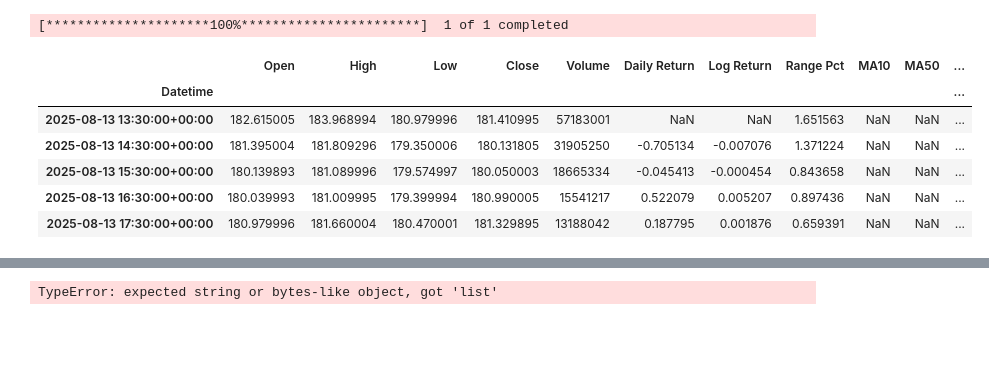
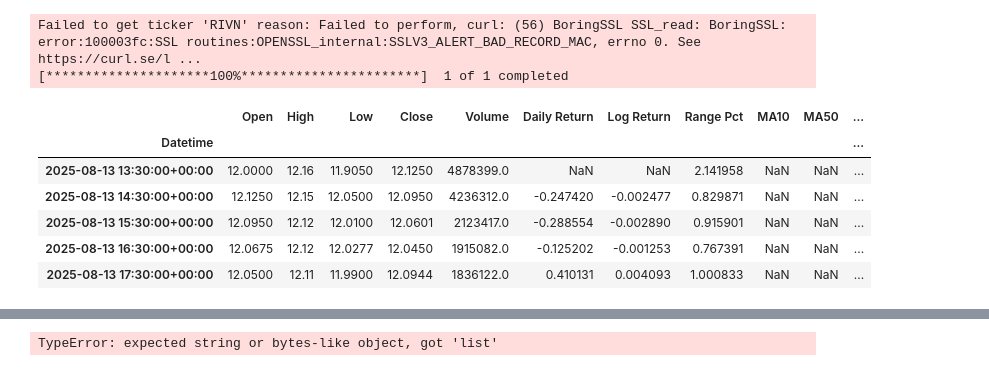
Before and after one commit to Que1014/stock_project, a Jupyter notebook: src/report_generator/deepseek.ipynb, the cells around one changed output, grey strips where cells are left out. Saved outputs shown, nothing was run; the diff lists cells and outputs as text; code cells hidden in the pictures; blank space fills up the shorter version.

```diff
--- a/src/report_generator/deepseek.ipynb
+++ b/src/report_generator/deepseek.ipynb
@@ -42,22 +43,23 @@ FileNotFoundError: [Errno 2] No such file or directory: './server_chan.env'
 # %%
 # 下载股票数据
 start_date = '2025-10-01'
 end_date = '2025-12-31'
 period = '3mo'
 interval = '1h'
-ticker = ['ACHR']
+ticker = ['RIVN']
 
 df = download_stock_data( ticker , start_date , end_date , period=period, interval=interval)
 df.head()
 # %% [output]
+Failed to get ticker 'RIVN' reason: Failed to perform, curl: (56) BoringSSL SSL_read: BoringSSL: error:100003fc:SSL routines:OPENSSL_internal:SSLV3_ALERT_BAD_RECORD_MAC, errno 0. See https://curl.se/l ...
 [*********************100%***********************]  1 of 1 completed
 |  | Open | High | Low | Close | Volume | Daily Return | Log Return | Range Pct | MA10 | MA50 | ... |
 | Datetime |  |  |  |  |  |  |  |  |  |  | ... |
-| 2025-08-13 13:30:00+00:00 | 182.615005 | 183.968994 | 180.979996 | 181.410995 | 57183001 | NaN | NaN | 1.651563 | NaN | NaN | ... |
-| 2025-08-13 14:30:00+00:00 | 181.395004 | 181.809296 | 179.350006 | 180.131805 | 31905250 | -0.705134 | -0.007076 | 1.371224 | NaN | NaN | ... |
-| 2025-08-13 15:30:00+00:00 | 180.139893 | 181.089996 | 179.574997 | 180.050003 | 18665334 | -0.045413 | -0.000454 | 0.843658 | NaN | NaN | ... |
-| 2025-08-13 16:30:00+00:00 | 180.039993 | 181.009995 | 179.399994 | 180.990005 | 15541217 | 0.522079 | 0.005207 | 0.897436 | NaN | NaN | ... |
-| 2025-08-13 17:30:00+00:00 | 180.979996 | 181.660004 | 180.470001 | 181.329895 | 13188042 | 0.187795 | 0.001876 | 0.659391 | NaN | NaN | ... |
+| 2025-08-13 13:30:00+00:00 | 12.0000 | 12.16 | 11.9050 | 12.1250 | 4878399.0 | NaN | NaN | 2.141958 | NaN | NaN | ... |
+| 2025-08-13 14:30:00+00:00 | 12.1250 | 12.15 | 12.0500 | 12.0950 | 4236312.0 | -0.247420 | -0.002477 | 0.829871 | NaN | NaN | ... |
+| 2025-08-13 15:30:00+00:00 | 12.0950 | 12.12 | 12.0100 | 12.0601 | 2123417.0 | -0.288554 | -0.002890 | 0.915901 | NaN | NaN | ... |
+| 2025-08-13 16:30:00+00:00 | 12.0675 | 12.12 | 12.0277 | 12.0450 | 1915082.0 | -0.125202 | -0.001253 | 0.767391 | NaN | NaN | ... |
+| 2025-08-13 17:30:00+00:00 | 12.0500 | 12.11 | 11.9900 | 12.0944 | 1836122.0 | 0.410131 | 0.004093 | 1.000833 | NaN | NaN | ... |
 # %%
 plot_technical(df,ticker)
 # %% [output]
```
Also changed, not shown: parts of 5 cells of this notebook.
